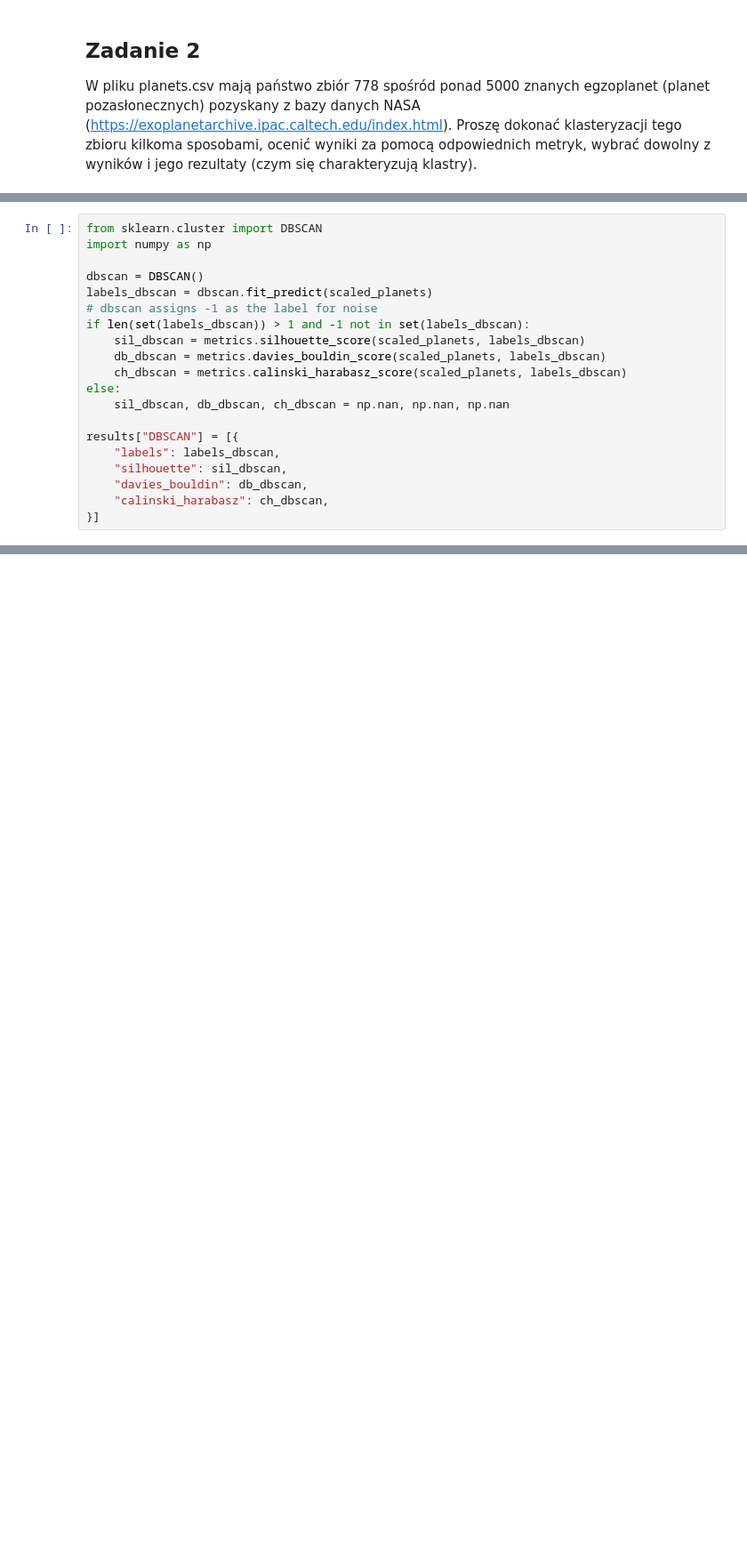
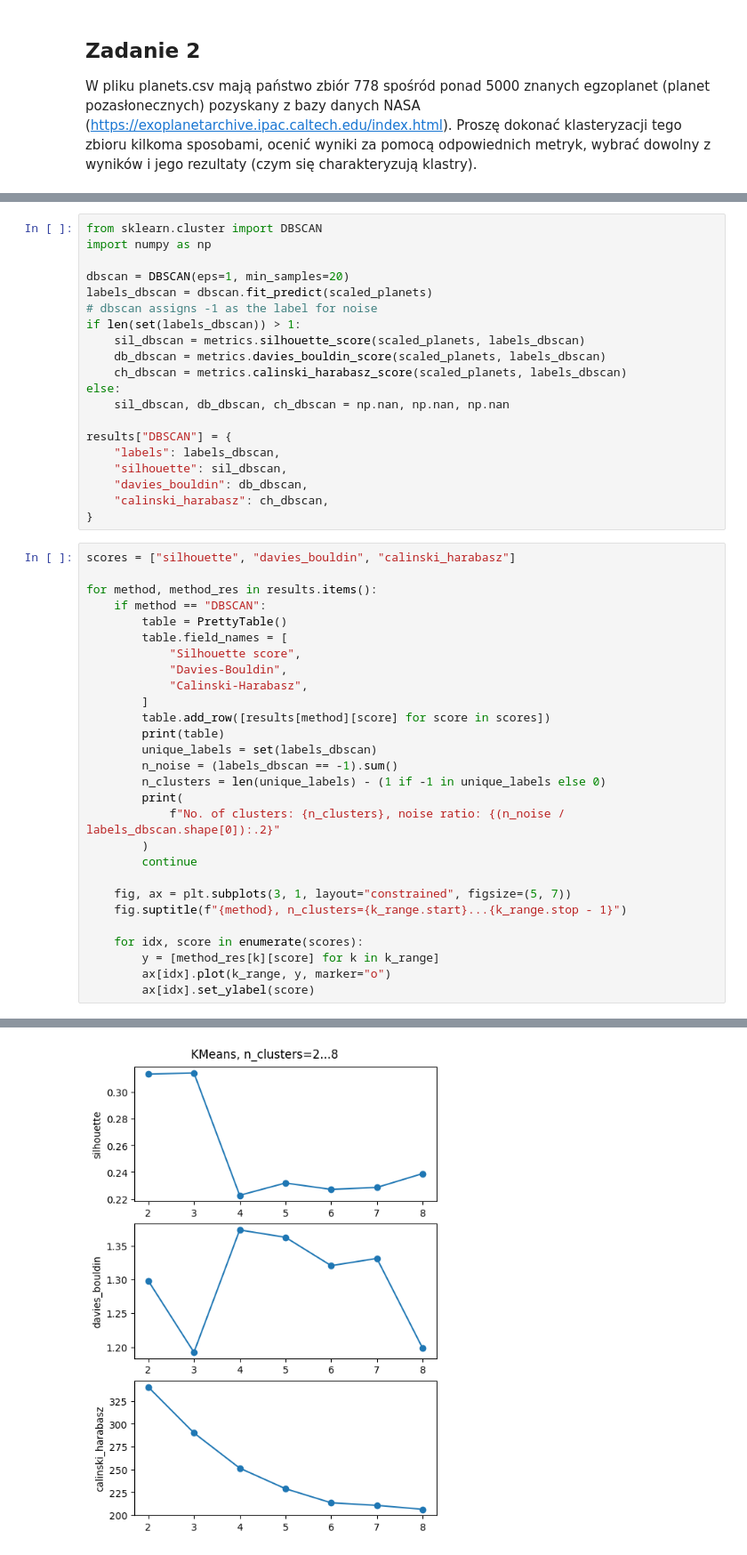
Before and after one commit to ZEN1X/MIO, a Jupyter notebook: lab06/lab06.ipynb, the cells around one changed output, grey strips where cells are left out. Shown at 89% size. Saved outputs shown, nothing was run; the diff lists cells and outputs as text; blank space fills up the shorter version.

```diff
--- a/lab06/lab06.ipynb
+++ b/lab06/lab06.ipynb
@@ -160,19 +174,48 @@ results["Agglo"] = agglo_results
 from sklearn.cluster import DBSCAN
 import numpy as np
 
-dbscan = DBSCAN()
+dbscan = DBSCAN(eps=1, min_samples=20)
 labels_dbscan = dbscan.fit_predict(scaled_planets)
 # dbscan assigns -1 as the label for noise
-if len(set(labels_dbscan)) > 1 and -1 not in set(labels_dbscan):
+if len(set(labels_dbscan)) > 1:
     sil_dbscan = metrics.silhouette_score(scaled_planets, labels_dbscan)
     db_dbscan = metrics.davies_bouldin_score(scaled_planets, labels_dbscan)
     ch_dbscan = metrics.calinski_harabasz_score(scaled_planets, labels_dbscan)
 else:
     sil_dbscan, db_dbscan, ch_dbscan = np.nan, np.nan, np.nan
 
-results["DBSCAN"] = [{
+results["DBSCAN"] = {
     "labels": labels_dbscan,
     "silhouette": sil_dbscan,
     "davies_bouldin": db_dbscan,
     "calinski_harabasz": ch_dbscan,
-}]
+}
+# %%
+scores = ["silhouette", "davies_bouldin", "calinski_harabasz"]
+
+for method, method_res in results.items():
+    if method == "DBSCAN":
+        table = PrettyTable()
+        table.field_names = [
+            "Silhouette score",
+            "Davies-Bouldin",
+            "Calinski-Harabasz",
+        ]
+        table.add_row([results[method][score] for score in scores])
+        print(table)
+        unique_labels = set(labels_dbscan)
+        n_noise = (labels_dbscan == -1).sum()
+        n_clusters = len(unique_labels) - (1 if -1 in unique_labels else 0)
+        print(
+            f"No. of clusters: {n_clusters}, noise ratio: {(n_noise / labels_dbscan.shape[0]):.2}"
+        )
+        continue
+
+    fig, ax = plt.subplots(3, 1, layout="constrained", figsize=(5, 7))
+    fig.suptitle(f"{method}, n_clusters={k_range.start}...{k_range.stop - 1}")
+
+    for idx, score in enumerate(scores):
+        y = [method_res[k][score] for k in k_range]
+        ax[idx].plot(k_range, y, marker="o")
+        ax[idx].set_ylabel(score)
+# %% [output]
@@ -178,0 +228 @@ results["DBSCAN"] = [{
+[figure, added]
```
Also changed, not shown: parts of 18 cells of this notebook.
